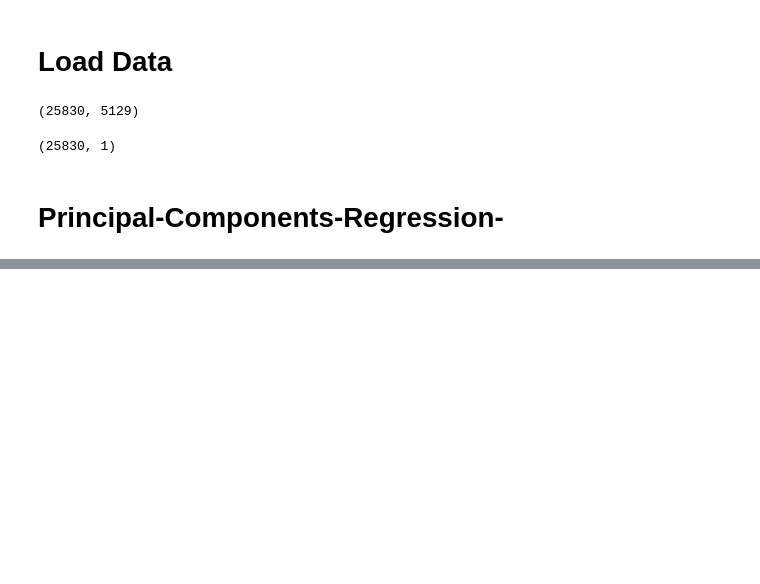
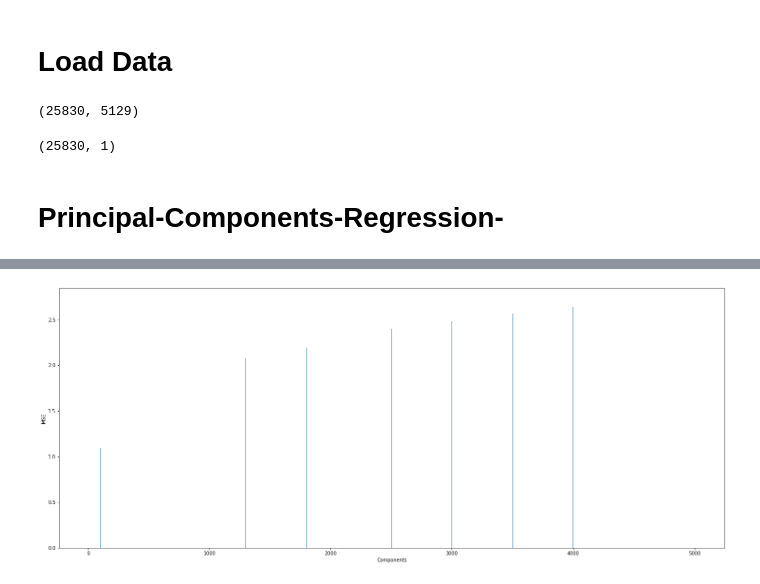
Before and after one commit to amodi01/airbnbpriceprediction, a Jupyter notebook: EDA_Notebooks/Step_8_PCA.ipynb, the cells around one changed output, grey strips where cells are left out. Drawn from its saved outputs; the diff is of its cells as text; code cells hidden in the pictures; blank space fills up the shorter version.

```diff
--- a/EDA_Notebooks/Step_8_PCA.ipynb
+++ b/EDA_Notebooks/Step_8_PCA.ipynb
@@ -124,0 +145,10 @@ KeyboardInterrupt:
+# %%
+# plot the scores
+# Plot the scores for the features
+plt.figure(figsize=(25,10))
+plt.bar([ components_list[i] for i in range(len(components_list))], height=mse_log)
+plt.xlabel("Components")
+plt.ylabel("MSE")
+plt.show()
+# %% [output]
+[figure, added]
```
Also changed, not shown: parts of 18 cells of this notebook, 4 other files.
